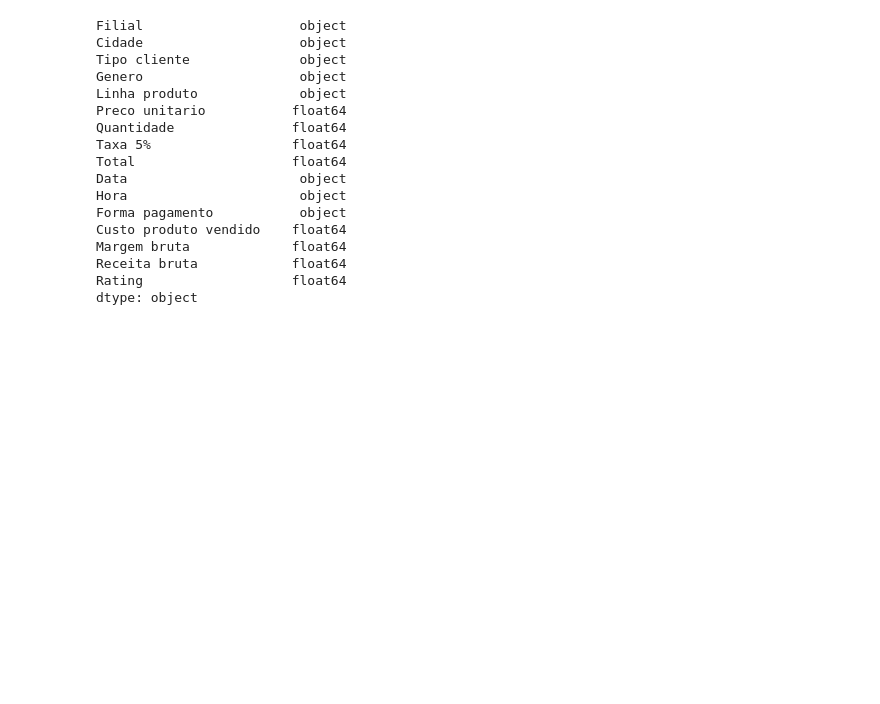
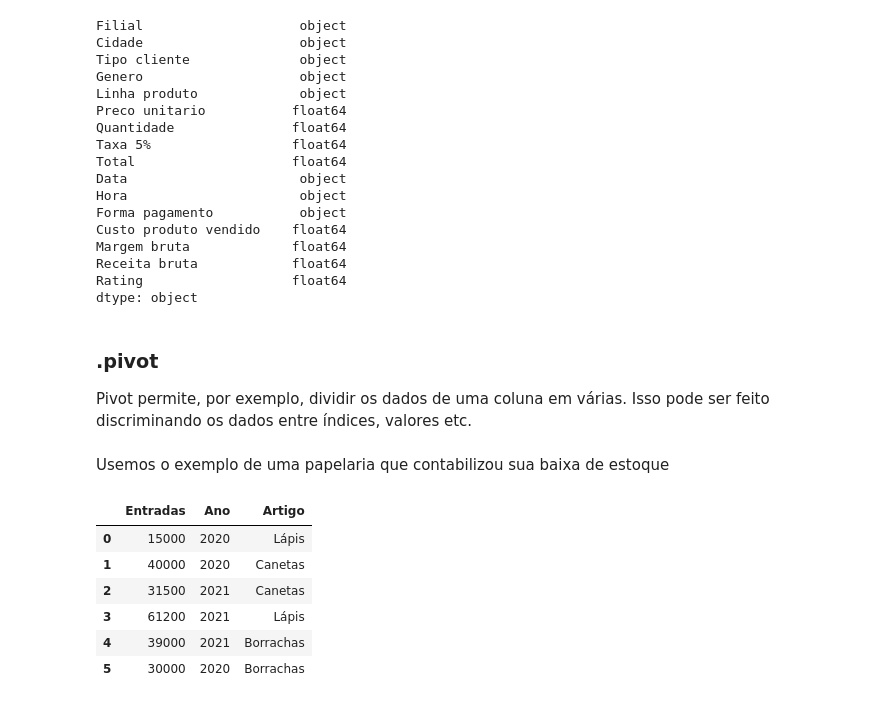
Before and after one commit to vitor-tatiama/CursoPython-Grupo2, a Jupyter notebook: apresentacao_pandas.ipynb, the cells around one changed output. Drawn from its saved outputs; the diff is of its cells as text; code cells hidden in the pictures; blank space fills up the shorter version.

Commit message:
.pivot
.pivot

```diff
--- a/apresentacao_pandas.ipynb
+++ b/apresentacao_pandas.ipynb
@@ -375,3 +375,7 @@ Margem bruta             float64
 Receita bruta            float64
 Rating                   float64
 dtype: object
+# %% [markdown]
+### .pivot
+
+Pivot permite, por exemplo, dividir os dados de uma coluna em várias. Isso pode ser feito discriminando os dados entre índices, valores etc.
@@ -377,0 +384,18 @@ dtype: object
+# %% [markdown]
+Usemos o exemplo de uma papelaria que contabilizou sua baixa de estoque
+# %%
+dados = {
+    'Entradas': [15000, 40000, 31500, 61200, 39000, 30000],
+    'Ano': ['2020', '2020', '2021', '2021', '2021', '2020'],
+    'Artigo': ['Lápis', 'Canetas', 'Canetas', 'Lápis', 'Borrachas', 'Borrachas']
+}
+df = pd.DataFrame(dados)
+df
+# %% [output]
+|  | Entradas | Ano | Artigo |
+| 0 | 15000 | 2020 | Lápis |
+| 1 | 40000 | 2020 | Canetas |
+| 2 | 31500 | 2021 | Canetas |
+| 3 | 61200 | 2021 | Lápis |
+| 4 | 39000 | 2021 | Borrachas |
+| 5 | 30000 | 2020 | Borrachas |
```
Also changed, not shown: parts of 3 cells of this notebook.
